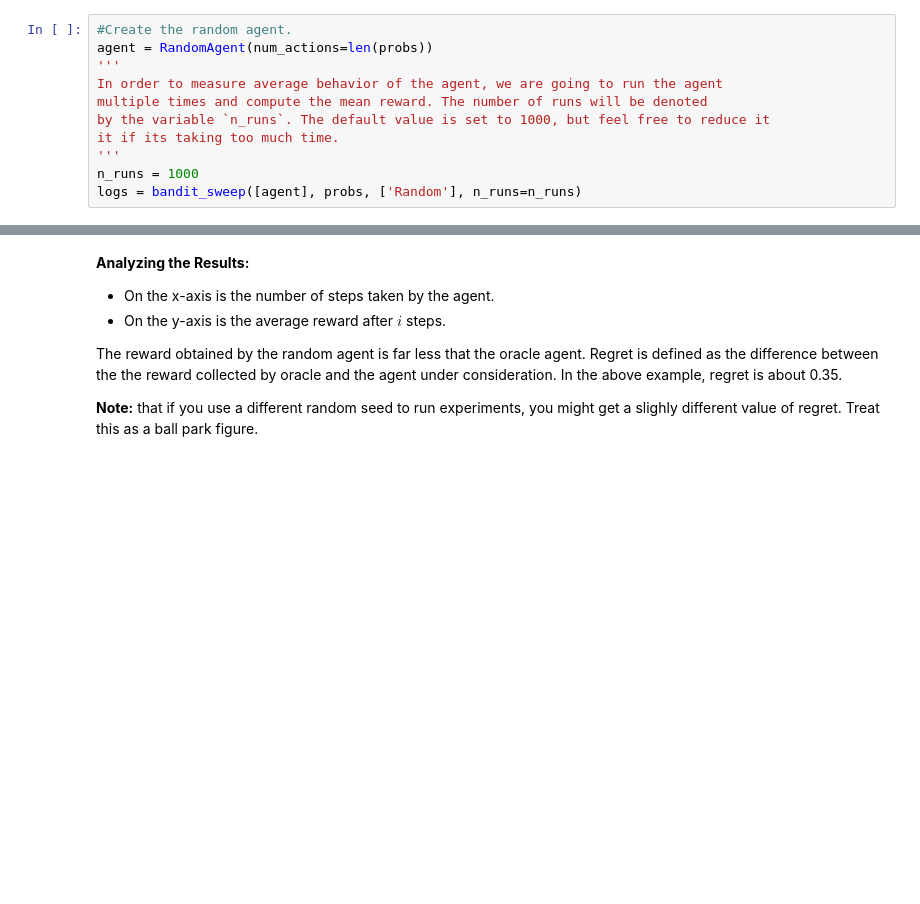
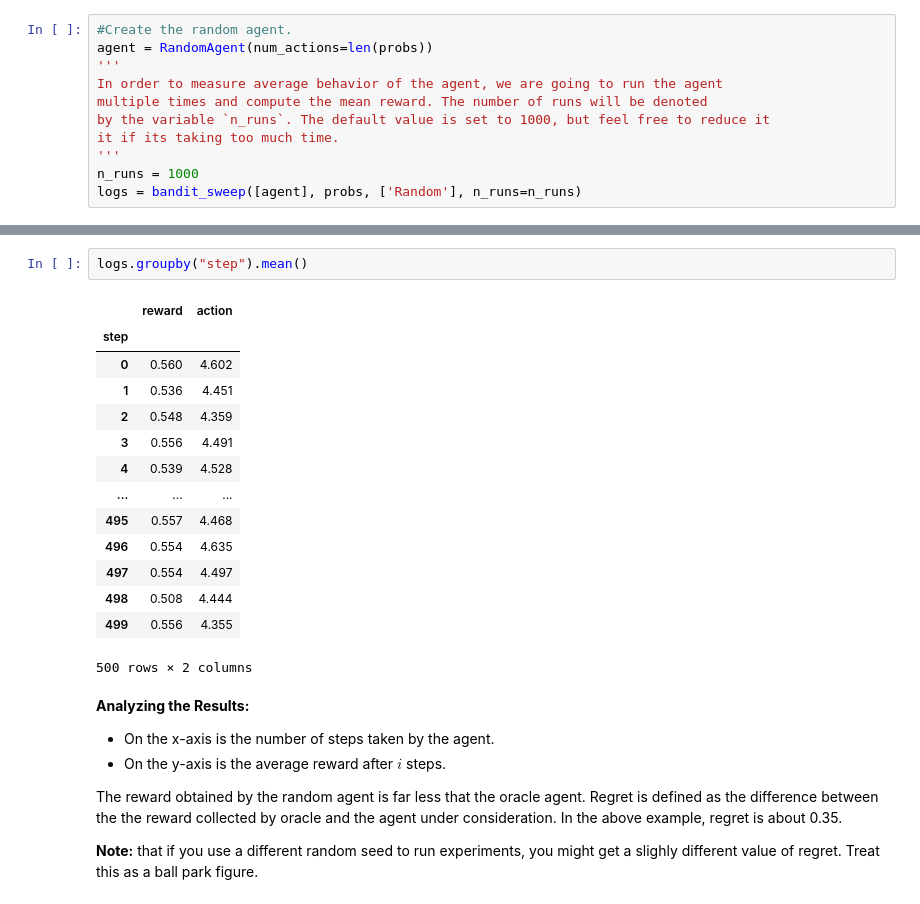
Before and after one commit to LuisCGit/6.484-reinforcement-learning, a Jupyter notebook: HW1_Assignment_on_Bandits.ipynb, the cells around one changed output, grey strips where cells are left out. Saved outputs shown, nothing was run; the diff lists cells and outputs as text; blank space fills up the shorter version.

```diff
--- a/HW1_Assignment_on_Bandits.ipynb
+++ b/HW1_Assignment_on_Bandits.ipynb
@@ -185,3 +205,20 @@ logs = bandit_sweep([agent], probs, ['Random'], n_runs=n_runs)
+# %%
+logs.groupby("step").mean()
+# %% [output]
+|  | reward | action |
+| step |  |  |
+| 0 | 0.560 | 4.602 |
+| 1 | 0.536 | 4.451 |
+| 2 | 0.548 | 4.359 |
+| 3 | 0.556 | 4.491 |
+| 4 | 0.539 | 4.528 |
+| ... | ... | ... |
+| 495 | 0.557 | 4.468 |
+| 496 | 0.554 | 4.635 |
+| 497 | 0.554 | 4.497 |
+| 498 | 0.508 | 4.444 |
+| 499 | 0.556 | 4.355 |
+500 rows × 2 columns
 # %% [markdown]
 **Analyzing the Results:**
 - On the x-axis is the number of steps taken by the agent.
```
Also changed, not shown: parts of 7 cells of this notebook.
